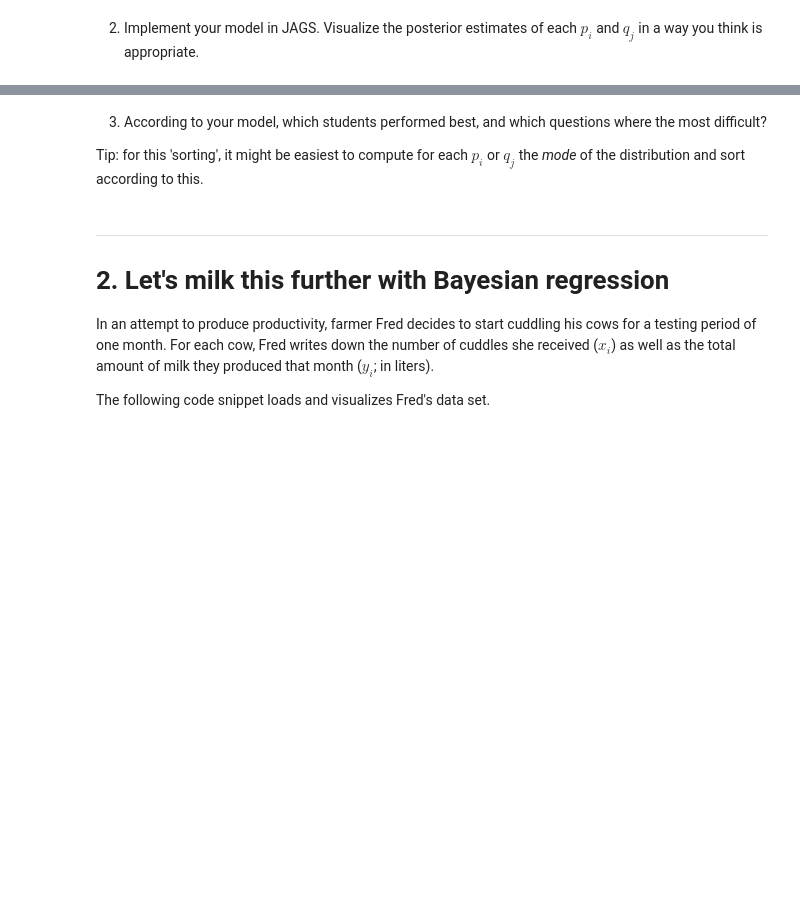
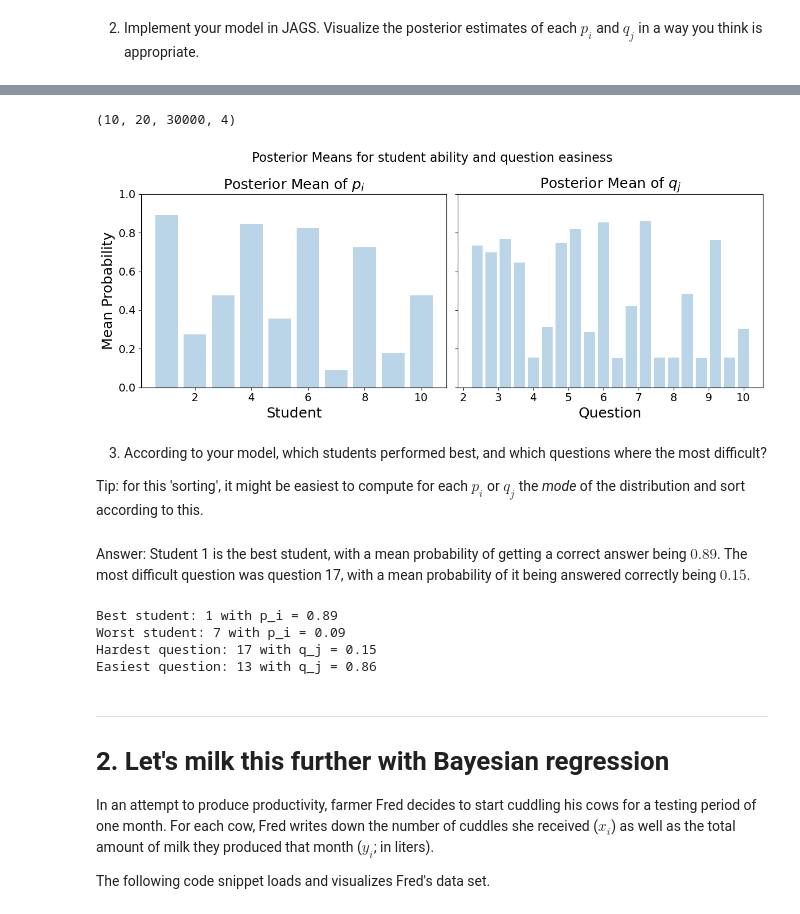
Before and after one commit to DerOeko/SOW-BKI203BS, a Jupyter notebook: LargeAssignment1/Ferdinand_Paar_s1128559_Samuel_Nellessen_s1102282_Assignment_LargeAssignment1.ipynb, the cells around one changed output, grey strips where cells are left out. Cells and saved outputs as stored; diff of their text form; code cells hidden in the pictures; blank space fills up the shorter version.

```diff
--- a/LargeAssignment1/Ferdinand_Paar_s1128559_Samuel_Nellessen_s1102282_Assignment_LargeAssignment1.ipynb
+++ b/LargeAssignment1/Ferdinand_Paar_s1128559_Samuel_Nellessen_s1102282_Assignment_LargeAssignment1.ipynb
@@ -391,7 +481,57 @@ syntax error on line 4 near "}"
+# %%
+samples3['theta'].shape
+# %% [output]
+(10, 20, 30000, 4)
+# %%
+p_mean = samples3['p'].mean(axis=(1, 2))
+q_mean = samples3['q'].mean(axis=(1, 2))
+
+fig, ax = plt.subplots(1, 2, figsize=(12, 5), sharey=True)
+
+# Left plot: p_i per student
+ax[0].bar(np.arange(1, m+1), p_mean, alpha=0.3)
+ax[0].set_title(r'Posterior Mean of $p_i$')
+ax[0].set_xlabel('Student')
+ax[0].set_ylabel('Mean Probability')
+ax[0].set_ylim(0, 1)
+
+# Right plot: q_j per question
+ax[1].bar(np.arange(1, n+1), q_mean, alpha=0.3)
+ax[1].set_title(r'Posterior Mean of $q_j$')
+ax[1].set_xlabel('Question')
+ax[1].set_xticklabels(np.arange(1, n+1))
+ax[1].set_ylim(0, 1)
+
+
+fig.suptitle('Posterior Means for student ability and question easiness', fontsize=16)
+
+plt.tight_layout()
+plt.show()
+# %% [output]
+[figure, added]
 # %% [markdown]
 3. According to your model, which students performed best, and which questions where the most difficult?
 
 Tip: for this 'sorting', it might be easiest to compute for each $p_i$ or $q_j$ the _mode_ of the distribution and sort according to this.
+# %% [markdown]
+Answer: Student 1 is the best student, with a mean probability of getting a correct answer being $0.89$. The most difficult question was question 17, with a mean probability of it being answered correctly being $0.15$.
+# %%
+p_mean = samples3['p'].mean(axis=(1, 2))
+q_mean = samples3['q'].mean(axis=(1, 2))
+best_student = np.argmax(p_mean)
+worst_student = np.argmin(p_mean)
+hardest_question = np.argmin(q_mean)
+easiest_question = np.argmax(q_mean)
+
+print(f"Best student: {best_student+1} with p_i = {p_mean[best_student]:.2f}")
+print(f"Worst student: {worst_student+1} with p_i = {p_mean[worst_student]:.2f}")
+print(f"Hardest question: {hardest_question+1} with q_j = {q_mean[hardest_question]:.2f}")
+print(f"Easiest question: {easiest_question+1} with q_j = {q_mean[easiest_question]:.2f}")
+# %% [output]
+Best student: 1 with p_i = 0.89
+Worst student: 7 with p_i = 0.09
+Hardest question: 17 with q_j = 0.15
+Easiest question: 13 with q_j = 0.86
 # %% [markdown]
 ---
 # 2. Let's milk this further with Bayesian regression
```
Also changed, not shown: parts of 12 cells of this notebook.
